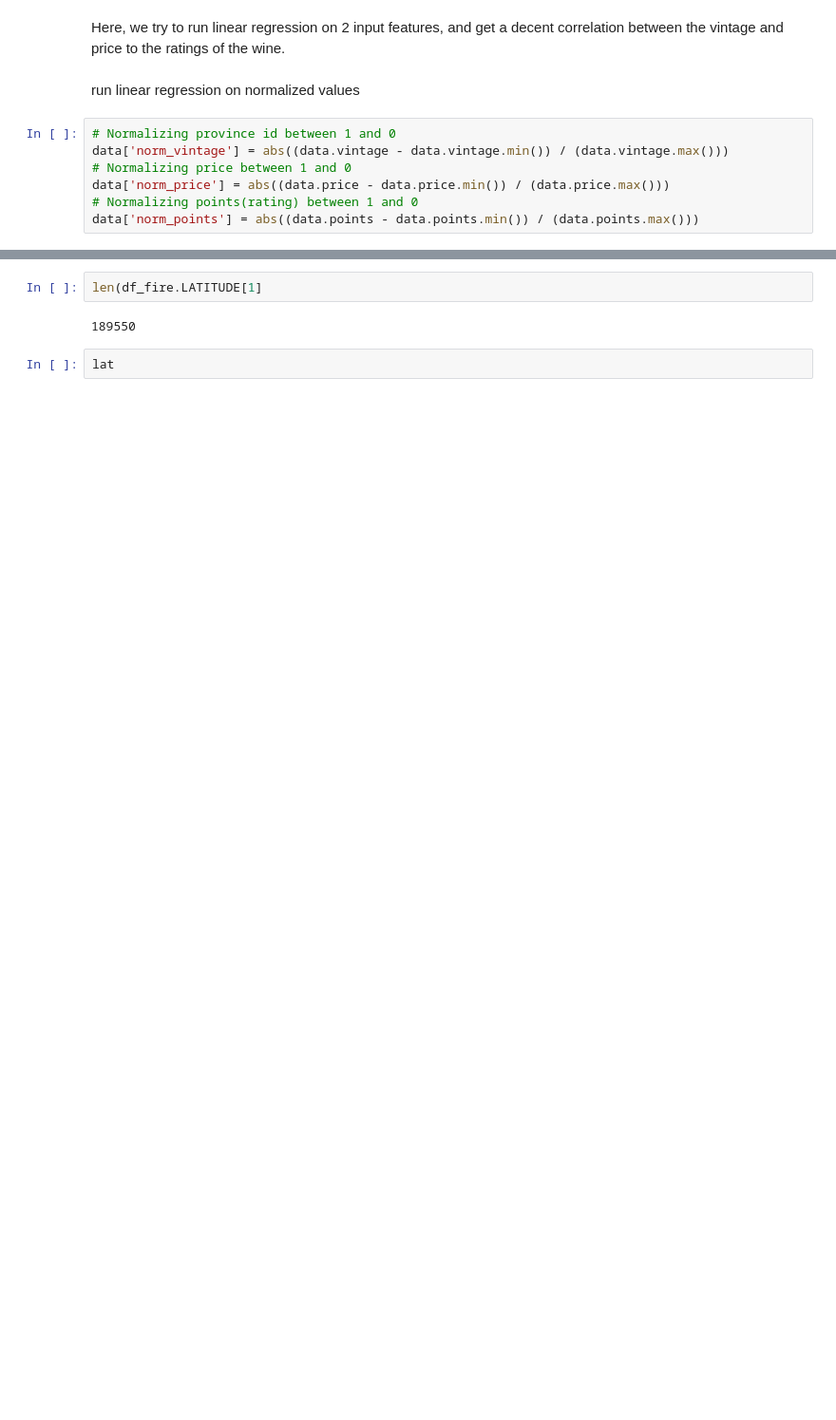
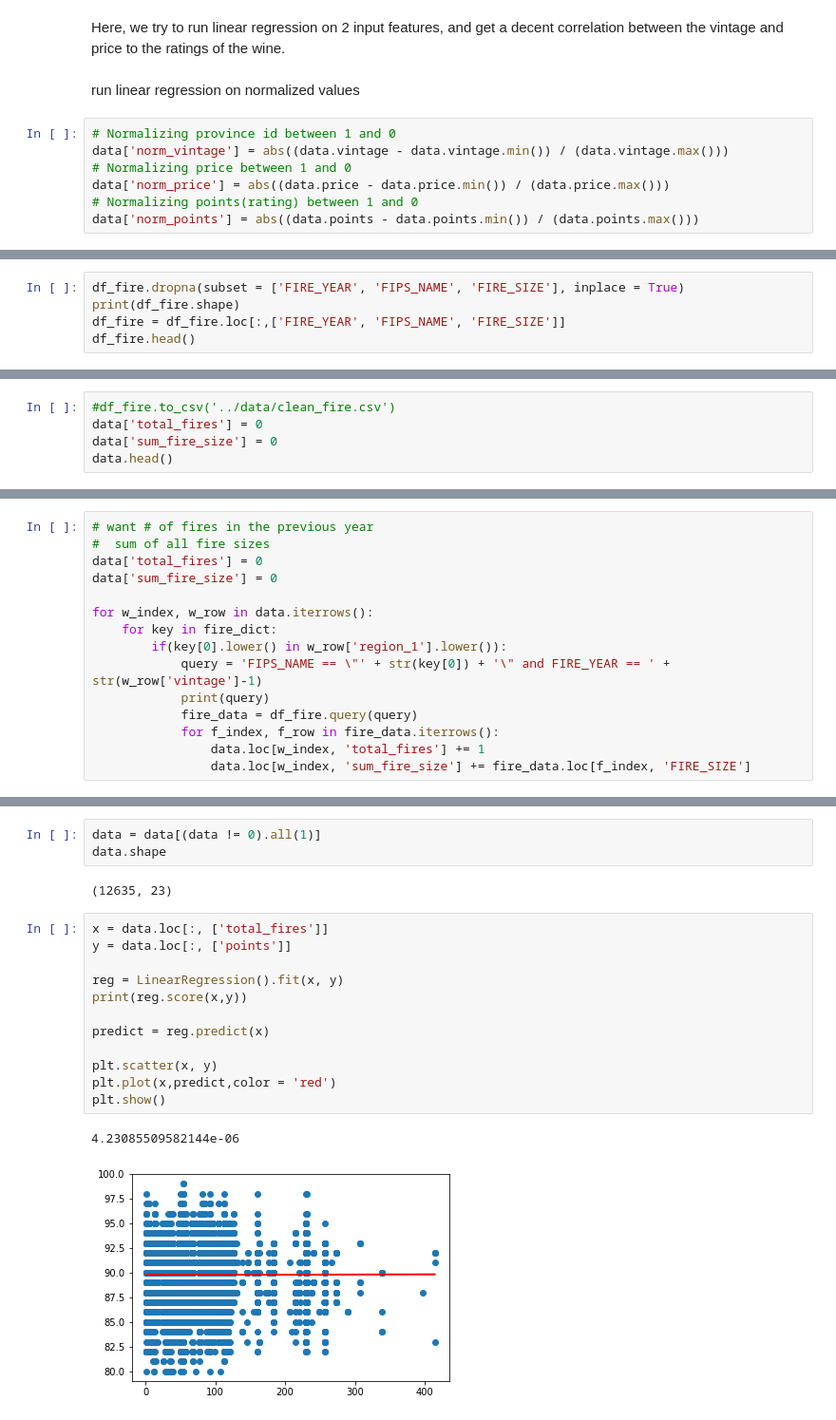
Before and after one commit to jems2019/CMPE257, a Jupyter notebook: Latent_Manifolds_and_Regression/Linear_Regression_and_Latent_Manifolds.ipynb, the cells around one changed output, grey strips where cells are left out. Shown at 95% size. Cells and saved outputs as stored; diff of their text form; blank space fills up the shorter version.

Commit message:
merged fire and wine dataset, ran linear regression

```diff
--- a/Latent_Manifolds_and_Regression/Linear_Regression_and_Latent_Manifolds.ipynb
+++ b/Latent_Manifolds_and_Regression/Linear_Regression_and_Latent_Manifolds.ipynb
@@ -157,0 +154,5 @@ df_fire.FIRE_YEAR.isna().sum()
+# %%
+df_fire.dropna(subset = ['FIRE_YEAR', 'FIPS_NAME', 'FIRE_SIZE'], inplace = True)
+print(df_fire.shape)
+df_fire = df_fire.loc[:,['FIRE_YEAR', 'FIPS_NAME', 'FIRE_SIZE']]
+df_fire.head()
@@ -157,0 +231,5 @@ df_fire.FIRE_YEAR.isna().sum()
+# %%
+#df_fire.to_csv('../data/clean_fire.csv')
+data['total_fires'] = 0
+data['sum_fire_size'] = 0
+data.head()
@@ -157,0 +244,15 @@ df_fire.FIRE_YEAR.isna().sum()
+# %%
+# want # of fires in the previous year
+#  sum of all fire sizes
+data['total_fires'] = 0
+data['sum_fire_size'] = 0
+
+for w_index, w_row in data.iterrows():
+    for key in fire_dict:
+        if(key[0].lower() in w_row['region_1'].lower()):
+            query = 'FIPS_NAME == \"' + str(key[0]) + '\" and FIRE_YEAR == ' + str(w_row['vintage']-1)
+            print(query)
+            fire_data = df_fire.query(query)
+            for f_index, f_row in fire_data.iterrows():
+                data.loc[w_index, 'total_fires'] += 1
+                data.loc[w_index, 'sum_fire_size'] += fire_data.loc[f_index, 'FIRE_SIZE']
@@ -160,6 +309,20 @@ df_fire.to_csv('../data/clean_fire.csv')
-# %%
-len(df_fire.LATITUDE[1]
-# %% [output]
-189550
-# %%
-lat
+# %%
+data = data[(data != 0).all(1)]
+data.shape
+# %% [output]
+(12635, 23)
+# %%
+x = data.loc[:, ['total_fires']]
+y = data.loc[:, ['points']]
+
+reg = LinearRegression().fit(x, y)
+print(reg.score(x,y))
+
+predict = reg.predict(x)
+
+plt.scatter(x, y)
+plt.plot(x,predict,color = 'red')
+plt.show()
+# %% [output]
+4.23085509582144e-06
+[figure, added]
```
Also changed, not shown: parts of 18 cells of this notebook, 2 other files.
